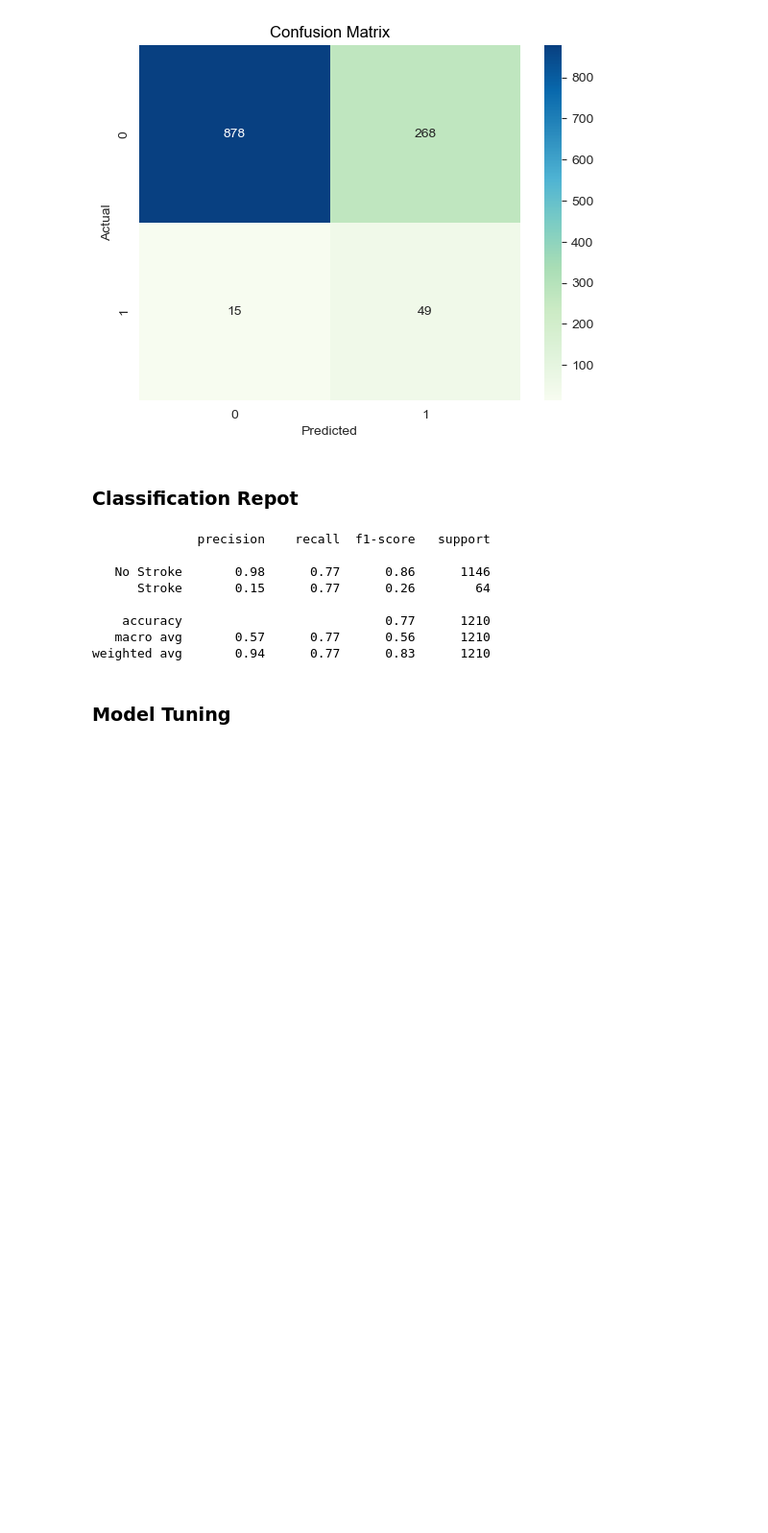
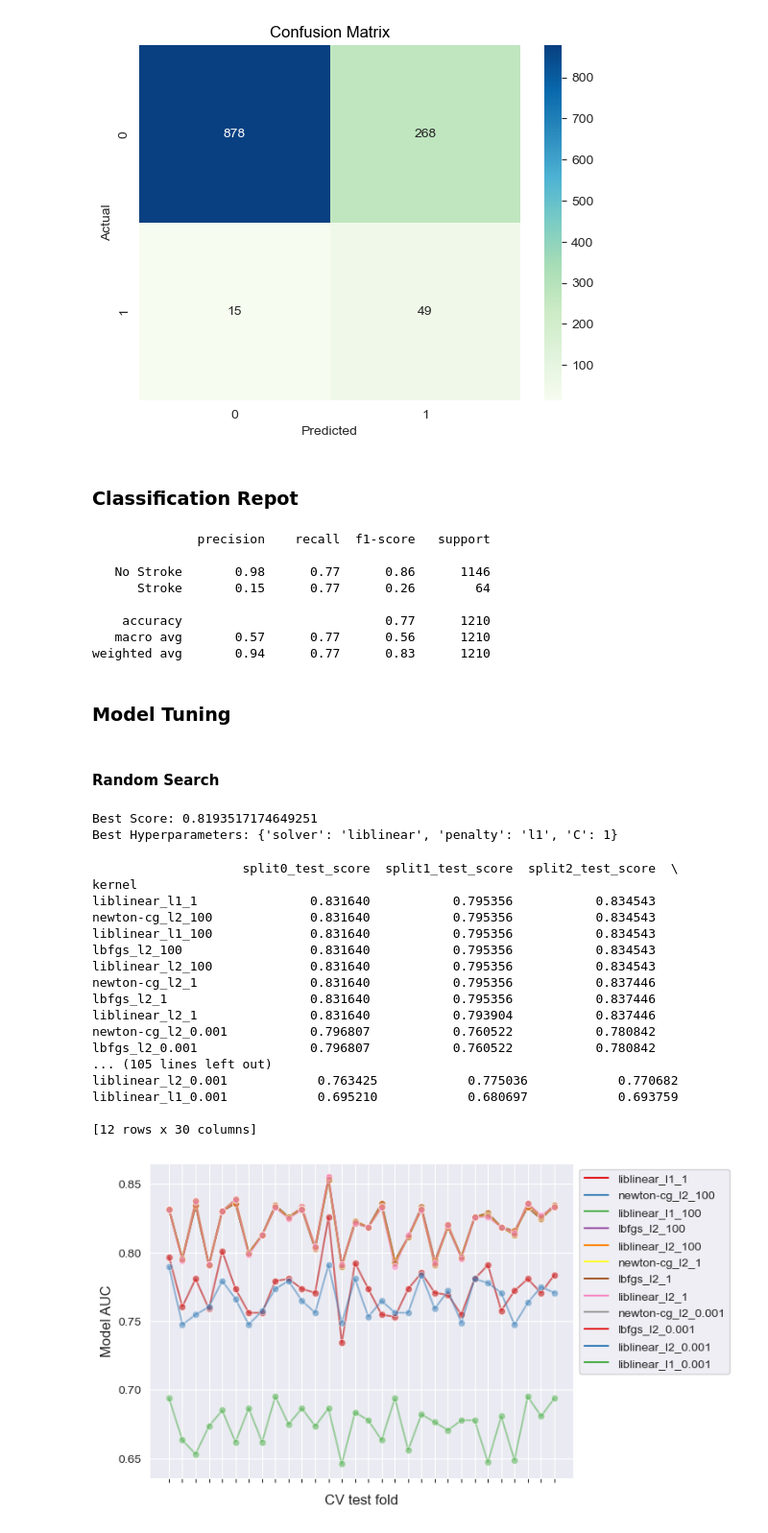
Before and after one commit to maninder56/Predicting-Risk-of-Stroke-using-Machine-Learning, a Jupyter notebook: stroke_prediction.ipynb, the cells around one changed output. Shown at 96% size. Saved outputs shown, nothing was run; the diff lists cells and outputs as text; code cells hidden in the pictures; blank space fills up the shorter version.

Commit message:
Version 16 - random search on LogisticRegression

```diff
--- a/stroke_prediction.ipynb
+++ b/stroke_prediction.ipynb
@@ -370,7 +370,8 @@ Resampled dataset shape: Counter({0: 3445, 1: 3445})
 # %%
 # LogisticRegression
 from sklearn.linear_model import LogisticRegression
-LogReg = LogisticRegression(max_iter=10000).fit(X_train, y_train)
-pred_logreg = LogReg.predict(X_test)                               # store predicted results in variable
-print("Test score: {0:.6f}".format(LogReg.score(X_test, y_test)))
-print("Traning score: {0:.6f}".format(LogReg.score(X_train, y_train)))
+LogReg = LogisticRegression(max_iter=10000)
+#.fit(X_train, y_train)
+#pred_logreg = LogReg.predict(X_test)                               # store predicted results in variable
+#print("Test score: {0:.6f}".format(LogReg.score(X_test, y_test)))
+#print("Traning score: {0:.6f}".format(LogReg.score(X_train, y_train)))
@@ -420,0 +448,51 @@ weighted avg       0.94      0.77      0.83      1210
+# %% [markdown]
+#### Random Search
+# %%
+%%capture --no-display
+# random search logistic regression model on the sonar dataset
+from scipy.stats import loguniform
+from pandas import read_csv
+from sklearn.model_selection import RepeatedStratifiedKFold
+from sklearn.model_selection import RandomizedSearchCV
+
+cv = RepeatedStratifiedKFold(n_splits=10, n_repeats=3, random_state=1)
+
+# define search space
+space = dict()
+space['solver'] = ['newton-cg', 'lbfgs', 'liblinear']
+space['penalty'] = ['l1', 'l2']
+space['C'] = [0.001, 1, 100]
+
+# define search
+search = RandomizedSearchCV(LogReg, space, n_iter=500, scoring='accuracy', n_jobs=-1, cv=cv, random_state=1)
+
+# execute search
+result = search.fit(X_train, y_train)
+# %%
+# summarize result
+print('Best Score: %s' % result.best_score_)
+print('Best Hyperparameters: %s' % result.best_params_)
+# %% [output]
+Best Score: 0.8193517174649251
+Best Hyperparameters: {'solver': 'liblinear', 'penalty': 'l1', 'C': 1}
+# %%
+plot_results(search)
+# %% [output]
+                    split0_test_score  split1_test_score  split2_test_score  \
+kernel
+liblinear_l1_1               0.831640           0.795356           0.834543
+newton-cg_l2_100             0.831640           0.795356           0.834543
+liblinear_l1_100             0.831640           0.795356           0.834543
+lbfgs_l2_100                 0.831640           0.795356           0.834543
+liblinear_l2_100             0.831640           0.795356           0.834543
+newton-cg_l2_1               0.831640           0.795356           0.837446
+lbfgs_l2_1                   0.831640           0.795356           0.837446
+liblinear_l2_1               0.831640           0.793904           0.837446
+newton-cg_l2_0.001           0.796807           0.760522           0.780842
+lbfgs_l2_0.001               0.796807           0.760522           0.780842
+... (105 lines left out)
+liblinear_l2_0.001            0.763425            0.775036            0.770682
+liblinear_l1_0.001            0.695210            0.680697            0.693759
+
+[12 rows x 30 columns]
+[figure, added]
```
Also changed, not shown: parts of 2 cells of this notebook.
